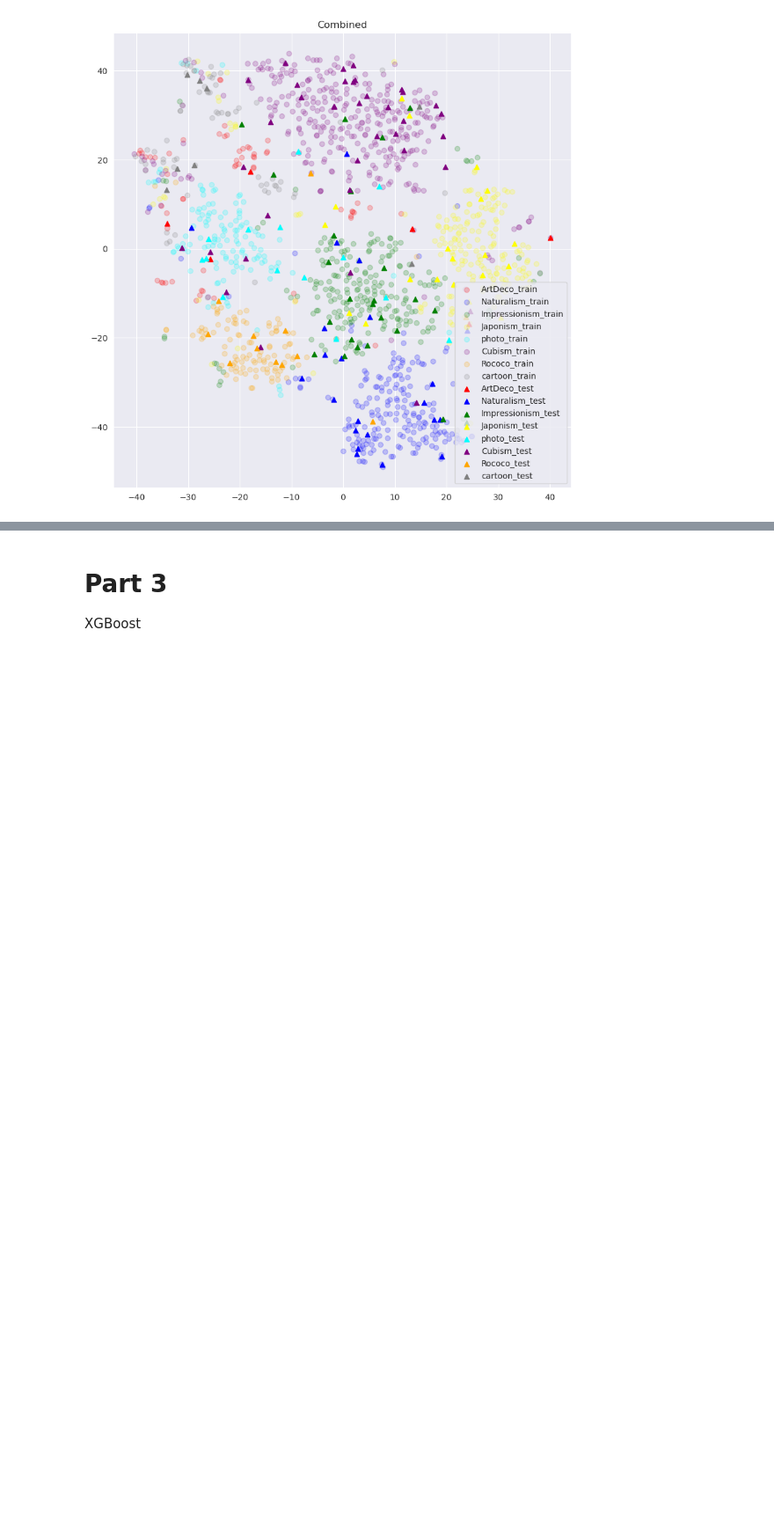
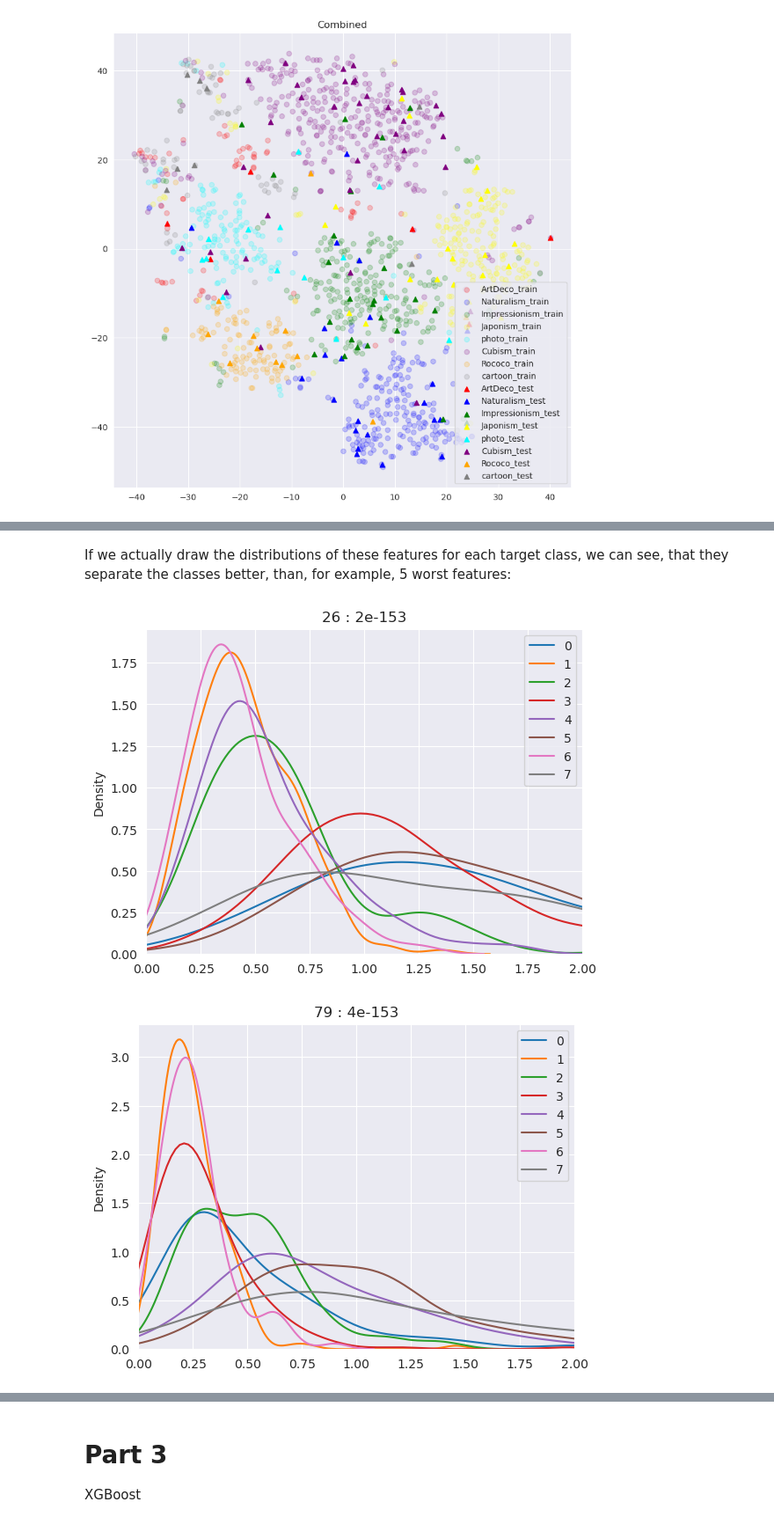
Before and after one commit to ArtemPt239/application_bg, a Jupyter notebook: Notebook.ipynb, the cells around one changed output, grey strips where cells are left out. Shown at 88% size. Saved outputs shown, nothing was run; the diff lists cells and outputs as text; code cells hidden in the pictures; blank space fills up the shorter version.

```diff
--- a/Notebook.ipynb
+++ b/Notebook.ipynb
@@ -504,0 +563,18 @@ In order to gain some insight into this question, a more interpretable clusterin
+# %% [markdown]
+If we actually draw the distributions of these features for each target class, we can see, that they separate the classes better, than, for example, 5 worst features:
+# %%
+def plot_feature_distributions(features):
+    for feature_id in features:
+        for target in range(MyDataset.NUMBER_OF_CLASSES):
+            # plt.hist(data[:,feature_id][targets == target], label=target, alpha=0.1)
+            sns.kdeplot(data[:,feature_id][targets == target], label=target)
+        plt.legend()
+        plt.title(f"{feature_id} : {p_values[feature_id]:.0e}")
+        plt.xlim((0,2))
+        plt.show()
+# %%
+# Top-5 features:
+plot_feature_distributions(np.argsort(p_values)[:5])
+# %% [output]
+[figure, added]
+[figure, added]
```
Also changed, not shown: parts of 10 cells of this notebook.
